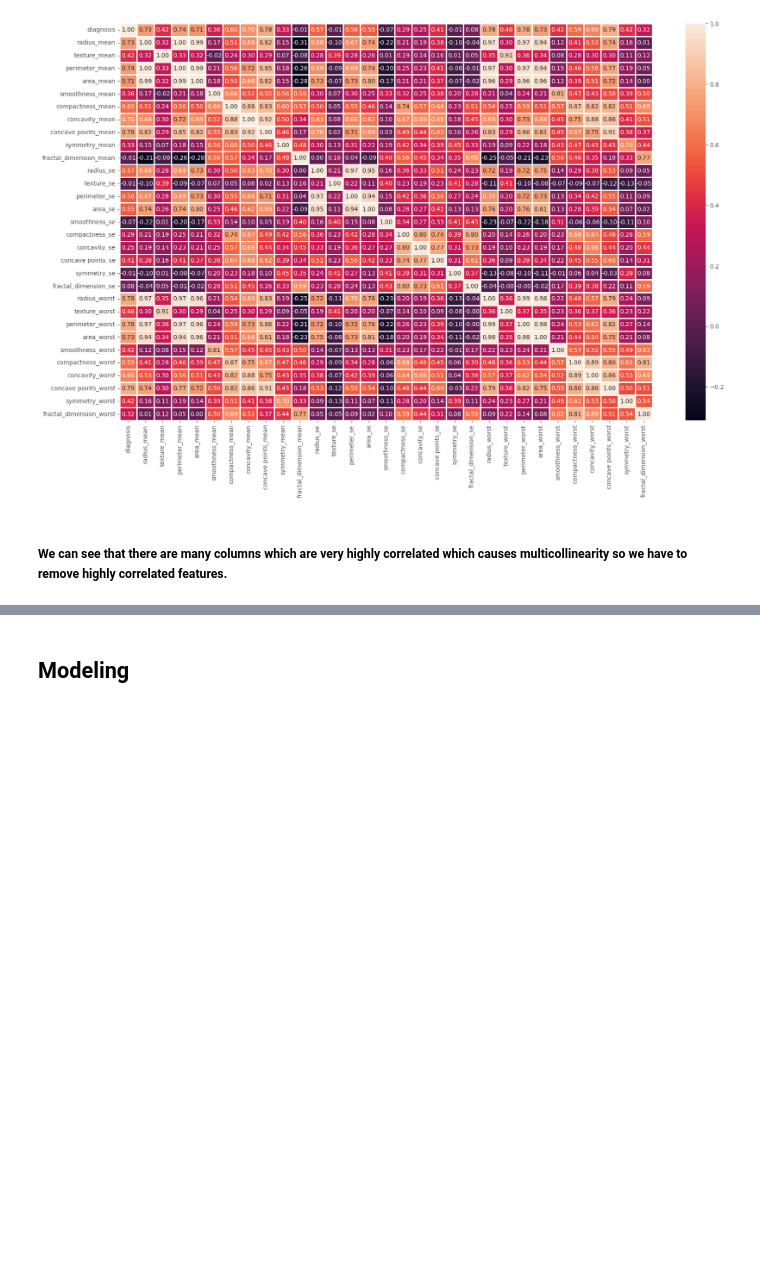
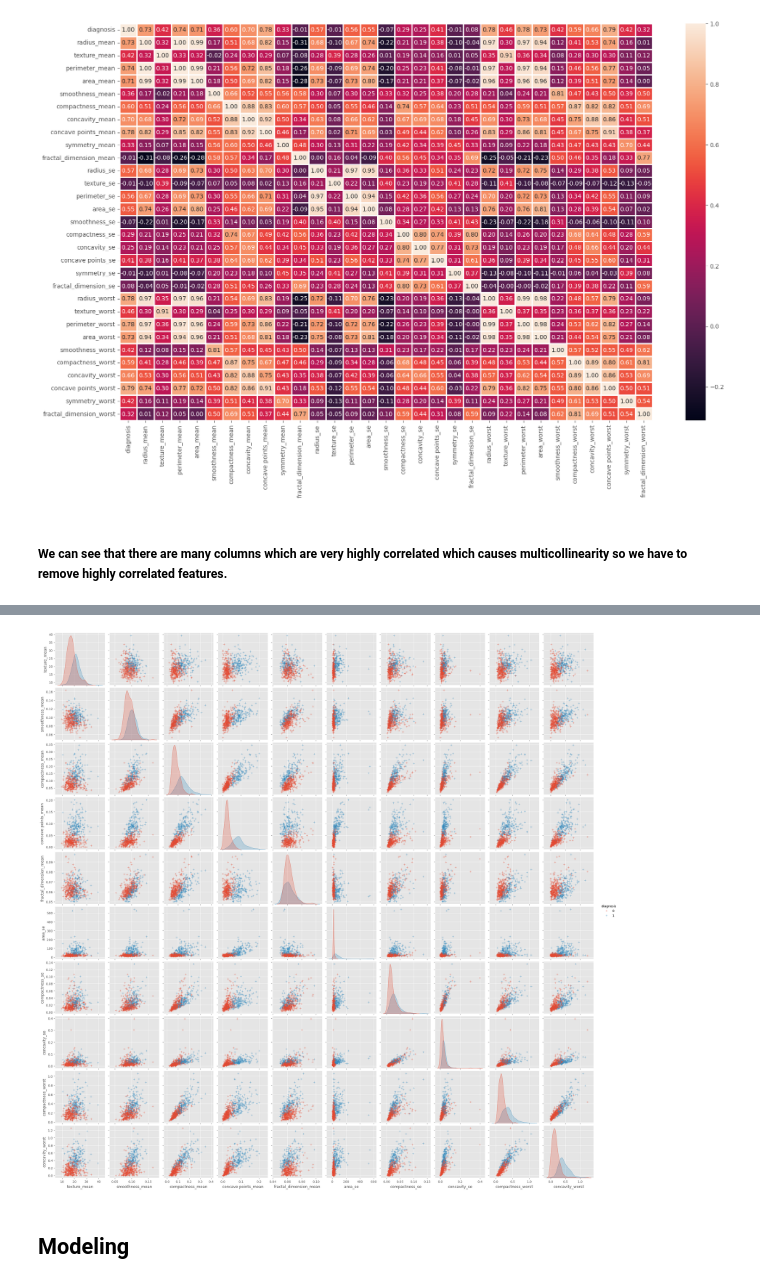
Before and after one commit to PrajwalLuitel/lambton_college_assessments, a Jupyter notebook: big_data/breast_cancer_classification/breast_cancer_prediction.ipynb, the cells around one changed output, grey strips where cells are left out. Drawn from its saved outputs; the diff is of its cells as text; code cells hidden in the pictures; blank space fills up the shorter version.

```diff
--- a/big_data/breast_cancer_classification/breast_cancer_prediction.ipynb
+++ b/big_data/breast_cancer_classification/breast_cancer_prediction.ipynb
@@ -190,3 +195,16 @@ print(f"The reduced dataframe has {df.shape[1]} columns.")
+# %%
+corr_matrix = df.corr().abs()
+
+mask = np.triu(np.ones_like(corr_matrix, dtype = bool))
+tri_df = corr_matrix.mask(mask)
+
+to_scatter = [x for x in tri_df.columns if any(tri_df[x] > 0.75)]
+
+
+sns.pairplot(df[to_scatter], diag_kind = "kde", markers = "+",hue = "diagnosis")
+plt.show()
+# %% [output]
+[figure, added]
 # %% [markdown]
 ## Modeling
 # %%
```
Also changed, not shown: parts of 22 cells of this notebook.
